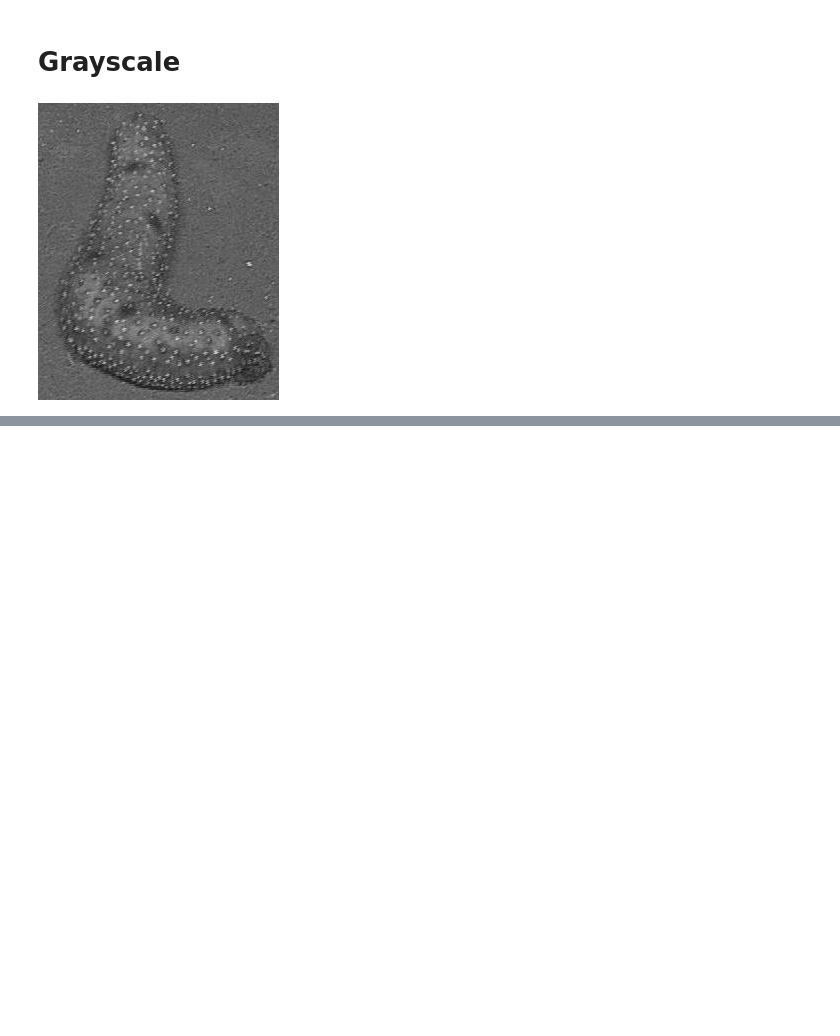
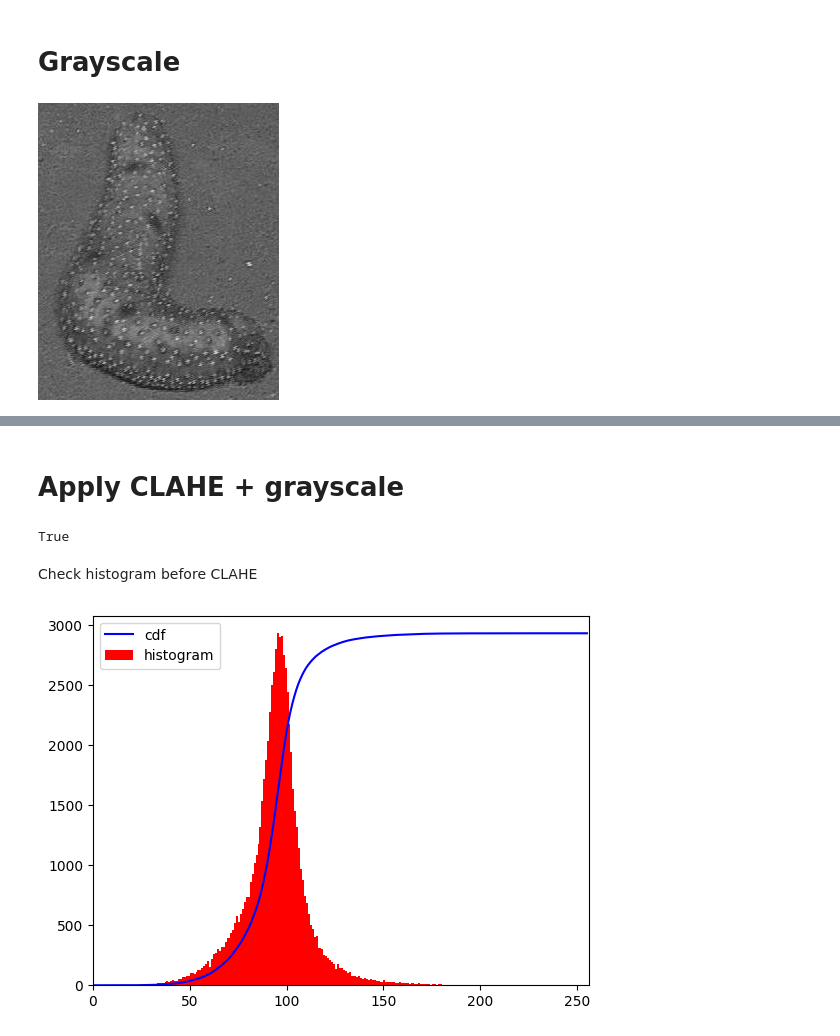
Before and after one commit to JulianaGomez/fathomnet2025, a Jupyter notebook: bioclip-test.ipynb, the cells around one changed output, grey strips where cells are left out. Cells and saved outputs as stored; diff of their text form; code cells hidden in the pictures; blank space fills up the shorter version.

Commit message:
Kaggle Notebook | BioCLIP_test | Version 8 |CLAHE

```diff
--- a/bioclip-test.ipynb
+++ b/bioclip-test.ipynb
@@ -321,3 +323,34 @@ df_species
 | 2 | /kaggle/working/img_mono.jpeg | Animalia | Echinodermata | Holothuroidea | Holothuriida | Mesothuriidae | Mesothuria | maroccana | Mesothuria maroccana | ... |
 | 3 | /kaggle/working/img_mono.jpeg | Animalia | Echinodermata | Holothuroidea | Synallactida | Stichopodidae | Parastichopus | regalis | Parastichopus regalis | ... |
 | 4 | /kaggle/working/img_mono.jpeg | Animalia | Echinodermata | Holothuroidea | Elasipodida | Psychropotidae | Psychropotes | longicauda | Psychropotes longicauda | ... |
+# %% [markdown]
+# Apply CLAHE + grayscale
+# %%
+#using cv2 to convert to grayscale
+
+img = cv.imread(temp_path, cv.IMREAD_GRAYSCALE)
+assert img is not None, "file could not be read, check with os.path.exists()"
+
+
+clahe = cv.createCLAHE(clipLimit=2.0, tileGridSize=(8,8))
+cl1 = clahe.apply(img)
+
+cv.imwrite('clahe_2.jpg',cl1)
+# %% [output]
+True
+# %% [markdown]
+Check histogram before CLAHE
+# %%
+#check histogram before clahe
+hist,bins = np.histogram(img.flatten(),256,[0,256])
+
+cdf = hist.cumsum()
+cdf_normalized = cdf * float(hist.max()) / cdf.max()
+
+plt.plot(cdf_normalized, color = 'b')
+plt.hist(img.flatten(),256,[0,256], color = 'r')
+plt.xlim([0,256])
+plt.legend(('cdf','histogram'), loc = 'upper left')
+plt.show()
+# %% [output]
+[figure, added]
```
Also changed, not shown: parts of 11 cells of this notebook.
